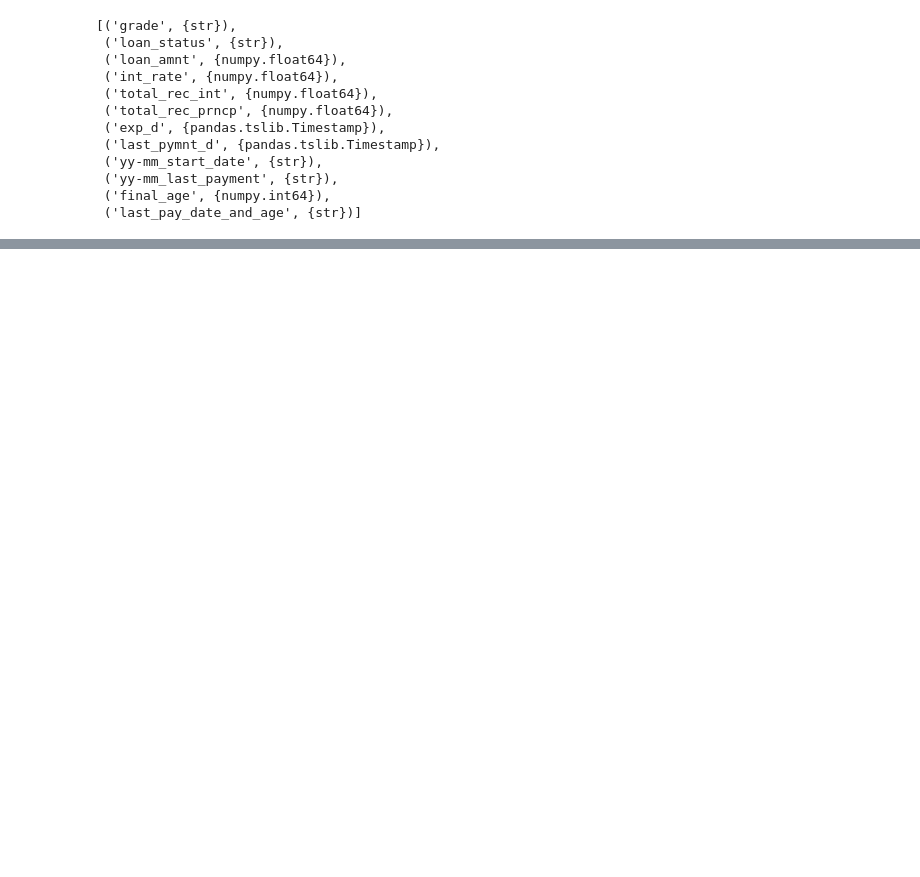
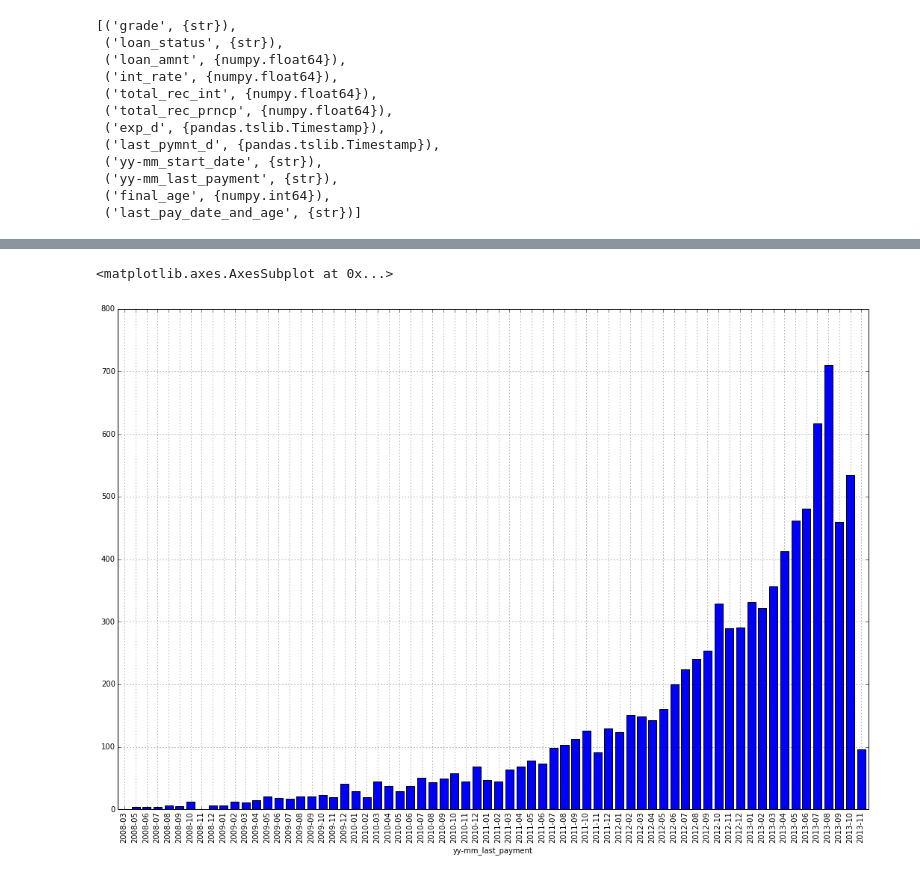
Before and after one commit to rbparrish/P2P_code, a Jupyter notebook: Measuring_risk_volitility_cont(11-10).ipynb, the cells around one changed output, grey strips where cells are left out. Drawn from its saved outputs; the diff is of its cells as text; code cells hidden in the pictures; blank space fills up the shorter version.

```diff
--- a/Measuring_risk_volitility_cont(11-10).ipynb
+++ b/Measuring_risk_volitility_cont(11-10).ipynb
@@ -131,0 +134,5 @@ ex.check_types(subset_db)
+# %%
+results_count.plot(kind='bar', figsize=(18,12))
+# %% [output]
+<matplotlib.axes.AxesSubplot at 0x...>
+[figure, added]
```
Also changed, not shown: parts of 17 cells of this notebook.
